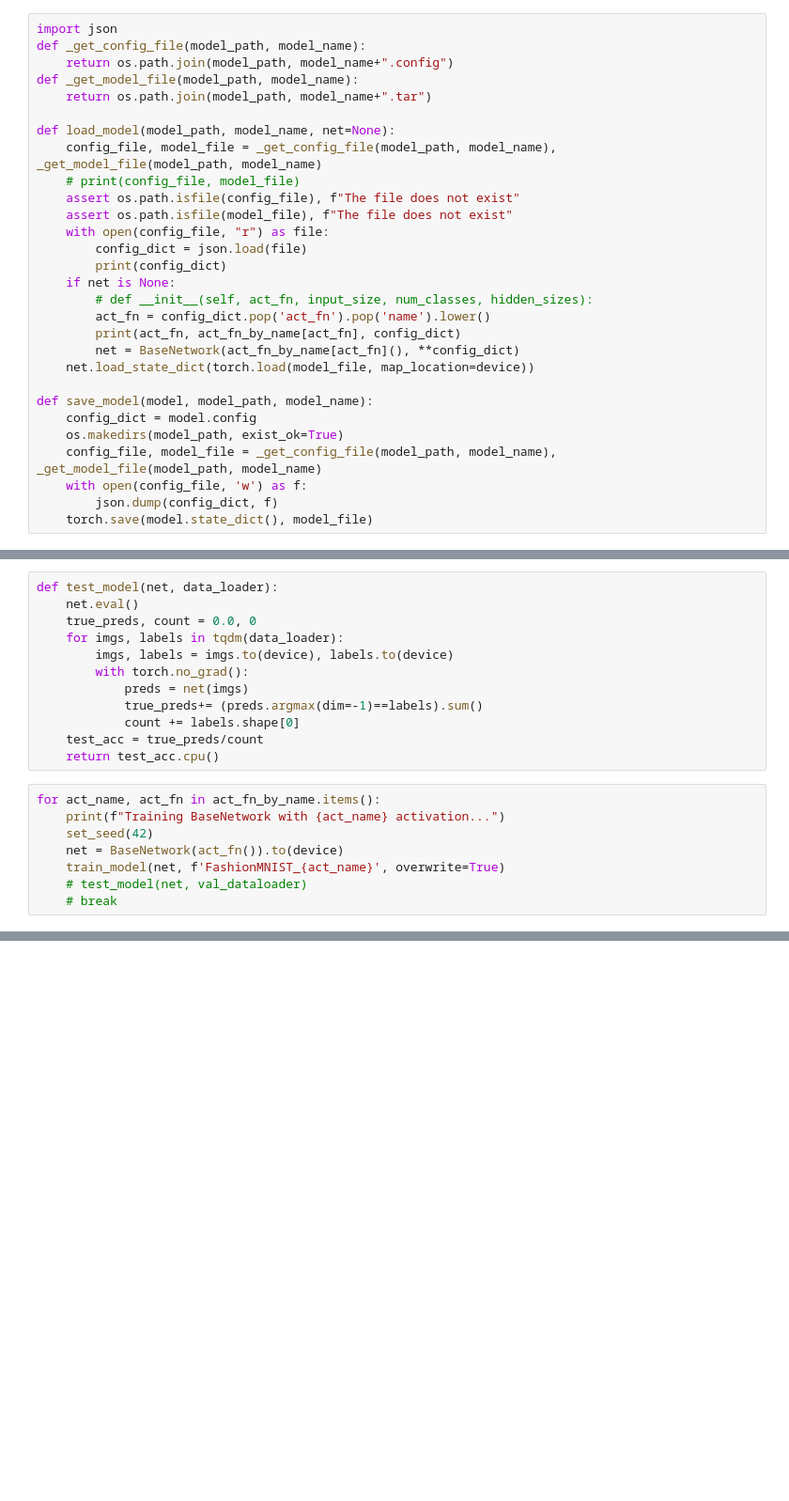
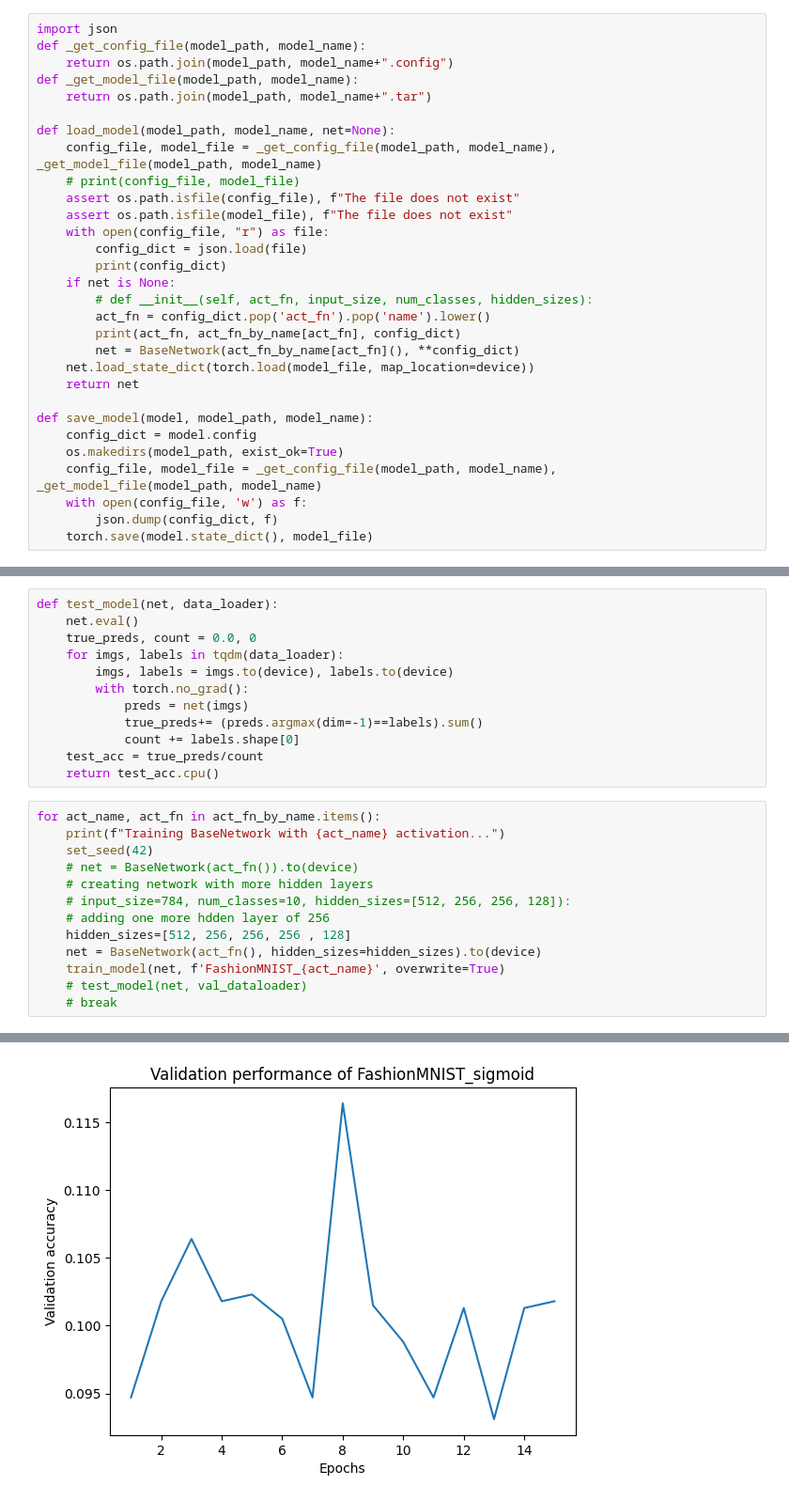
Before and after one commit to anashr18/dlnb, a Jupyter notebook: d1/activation.ipynb, the cells around one changed output, grey strips where cells are left out. Shown at 94% size. Cells and saved outputs as stored; diff of their text form; blank space fills up the shorter version.

```diff
--- a/d1/activation.ipynb
+++ b/d1/activation.ipynb
@@ -280,6 +280,7 @@ def load_model(model_path, model_name, net=None):
         print(act_fn, act_fn_by_name[act_fn], config_dict)
         net = BaseNetwork(act_fn_by_name[act_fn](), **config_dict)
     net.load_state_dict(torch.load(model_file, map_location=device))
+    return net
 
 def save_model(model, model_path, model_name):
     config_dict = model.config
@@ -526,7 +533,12 @@ def test_model(net, data_loader):
 for act_name, act_fn in act_fn_by_name.items():
     print(f"Training BaseNetwork with {act_name} activation...")
     set_seed(42)
-    net = BaseNetwork(act_fn()).to(device)
+    # net = BaseNetwork(act_fn()).to(device)
+    # creating network with more hidden layers
+    # input_size=784, num_classes=10, hidden_sizes=[512, 256, 256, 128]):
+    # adding one more hdden layer of 256
+    hidden_sizes=[512, 256, 256, 256 , 128]
+    net = BaseNetwork(act_fn(), hidden_sizes=hidden_sizes).to(device)
     train_model(net, f'FashionMNIST_{act_name}', overwrite=True)
     # test_model(net, val_dataloader)
     # break
@@ -564,0 +578 @@ saving checkpoint.............
+[figure, added]
```
Also changed, not shown: parts of 11 cells of this notebook, 2 other files.
